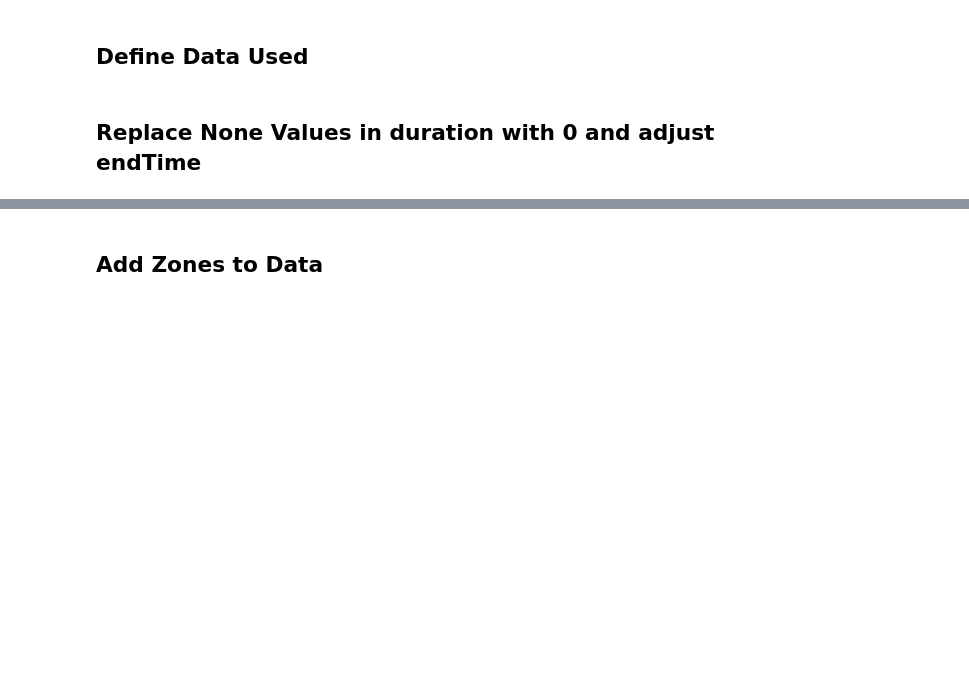
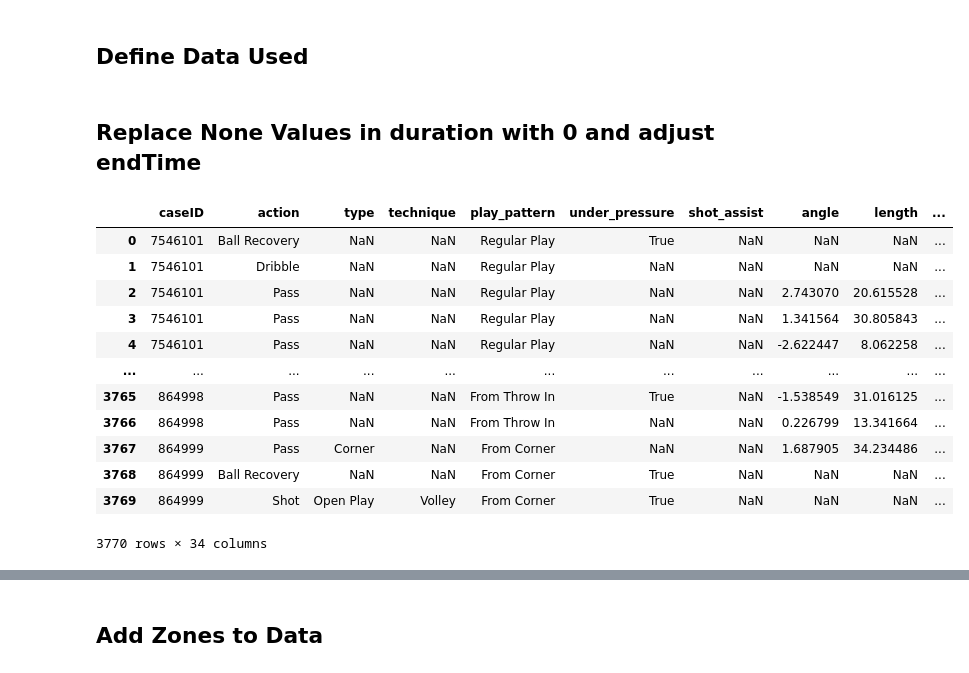
Before and after one commit to ebnerlena/pods_project, a Jupyter notebook: notebooks/wordcup_data_preprocessing.ipynb, the cells around one changed output, grey strips where cells are left out. Saved outputs shown, nothing was run; the diff lists cells and outputs as text; code cells hidden in the pictures; blank space fills up the shorter version.

```diff
--- a/notebooks/wordcup_data_preprocessing.ipynb
+++ b/notebooks/wordcup_data_preprocessing.ipynb
@@ -28,5 +28,21 @@ file_prefix = "france"
 # %% [markdown]
 ## Replace None Values in duration with 0 and adjust endTime
+# %%
+france_data
+# %% [output]
+|  | caseID | action | type | technique | play_pattern | under_pressure | shot_assist | angle | length | ... |
+| 0 | 7546101 | Ball Recovery | NaN | NaN | Regular Play | True | NaN | NaN | NaN | ... |
+| 1 | 7546101 | Dribble | NaN | NaN | Regular Play | NaN | NaN | NaN | NaN | ... |
+| 2 | 7546101 | Pass | NaN | NaN | Regular Play | NaN | NaN | 2.743070 | 20.615528 | ... |
+| 3 | 7546101 | Pass | NaN | NaN | Regular Play | NaN | NaN | 1.341564 | 30.805843 | ... |
+| 4 | 7546101 | Pass | NaN | NaN | Regular Play | NaN | NaN | -2.622447 | 8.062258 | ... |
+| ... | ... | ... | ... | ... | ... | ... | ... | ... | ... | ... |
+| 3765 | 864998 | Pass | NaN | NaN | From Throw In | True | NaN | -1.538549 | 31.016125 | ... |
+| 3766 | 864998 | Pass | NaN | NaN | From Throw In | NaN | NaN | 0.226799 | 13.341664 | ... |
+| 3767 | 864999 | Pass | Corner | NaN | From Corner | NaN | NaN | 1.687905 | 34.234486 | ... |
+| 3768 | 864999 | Ball Recovery | NaN | NaN | From Corner | True | NaN | NaN | NaN | ... |
+| 3769 | 864999 | Shot | Open Play | Volley | From Corner | True | NaN | NaN | NaN | ... |
+3770 rows × 34 columns
 # %%
 
 # Filter rows where duration is None
```
Also changed, not shown: parts of 6 cells of this notebook, 7 other files.
